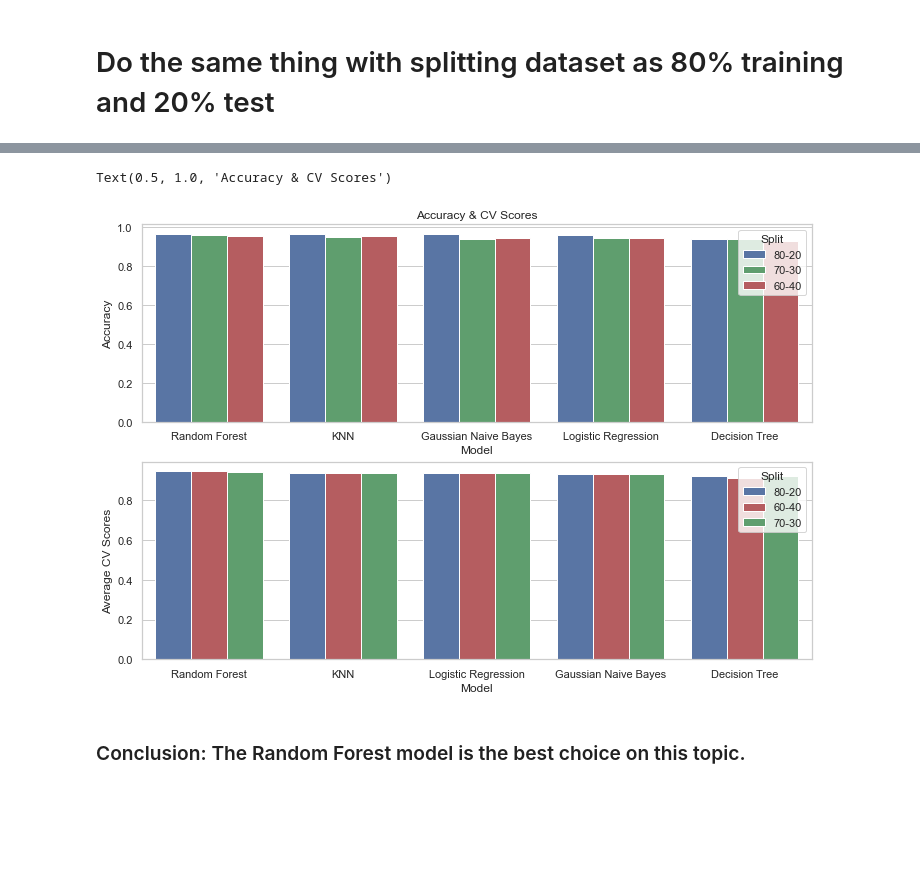
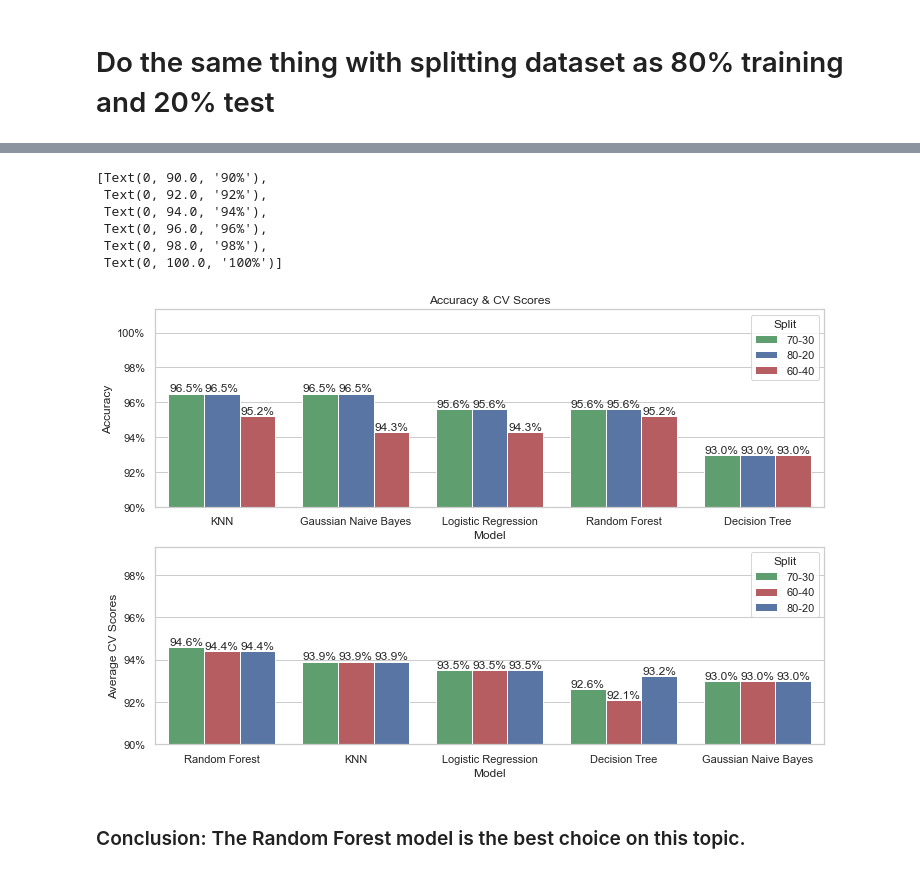
Before and after one commit to checkming00/Ryerson_Final_Project, a Jupyter notebook: code.ipynb, the cells around one changed output, grey strips where cells are left out. Drawn from its saved outputs; the diff is of its cells as text; code cells hidden in the pictures; blank space fills up the shorter version.

```diff
--- a/code.ipynb
+++ b/code.ipynb
@@ -233,7 +233,7 @@ def model_performance(model):
 
     sk_folders=StratifiedKFold(n_splits=5)
     cv_scores=cross_val_score(model, X, y, cv=sk_folders).mean()
-    return accuracy,cv_scores
+    return round(accuracy*100,1), round(cv_scores*100,1)
 # %%
 performances_70_30=pd.DataFrame()
 performances_70_30['Model']=['Logistic Regression','Decision Tree','Random Forest','KNN','Gaussian Naive Bayes']
@@ -264,4 +264,14 @@ pal = sns.color_palette("Greens", len(performances_70_30))
 sns.barplot(x='Model', y='Accuracy', data=performances_70_30.sort_values('Accuracy', ascending=False), ax=axes[0], palette=np.array(pal[::-1]))
 sns.barplot(x='Model', y='Average CV Scores', data=performances_70_30.sort_values('Average CV Scores', ascending=False), ax=axes[1], palette=np.array(pal[::-1]))
 axes[0].set_title(r'Accuracy & CV Scores by 70%-30% split')
+axes[0].set_ylim(90)
+axes[1].set_ylim(90)
+
+for i in axes[0].containers:
+    axes[0].bar_label(i, fmt='%.1f%%')
+for i in axes[1].containers:
+    axes[1].bar_label(i, fmt='%.1f%%')
+
+axes[0].set_yticklabels(['{:.0f}%'.format(int(x)) for x in axes[0].get_yticks()])
+axes[1].set_yticklabels(['{:.0f}%'.format(int(x)) for x in axes[1].get_yticks()])
 # %% [output]
@@ -307,4 +322,14 @@ pal = sns.color_palette("Reds", len(performances_60_40))
 sns.barplot(x='Model', y='Accuracy', data=performances_60_40.sort_values('Accuracy', ascending=False), ax=axes[0], palette=np.array(pal[::-1]))
 sns.barplot(x='Model', y='Average CV Scores', data=performances_60_40.sort_values('Average CV Scores', ascending=False), ax=axes[1], palette=np.array(pal[::-1]))
 axes[0].set_title(r'Accuracy & CV Scores by 60%-40% split')
+axes[0].set_ylim(90)
+axes[1].set_ylim(90)
+
+for i in axes[0].containers:
+    axes[0].bar_label(i, fmt='%.1f%%')
+for i in axes[1].containers:
+    axes[1].bar_label(i, fmt='%.1f%%')
+
+axes[0].set_yticklabels(['{:.0f}%'.format(int(x)) for x in axes[0].get_yticks()])
+axes[1].set_yticklabels(['{:.0f}%'.format(int(x)) for x in axes[1].get_yticks()])
 # %% [output]
@@ -350,4 +380,14 @@ pal = sns.color_palette("Blues", len(performances_80_20))
 sns.barplot(x='Model', y='Accuracy', data=performances_80_20.sort_values('Accuracy', ascending=False), ax=axes[0], palette=np.array(pal[::-1]))
 sns.barplot(x='Model', y='Average CV Scores', data=performances_80_20.sort_values('Average CV Scores', ascending=False), ax=axes[1], palette=np.array(pal[::-1]))
 axes[0].set_title(r'Accuracy & CV Scores by 80%-20% split')
+axes[0].set_ylim(90)
+axes[1].set_ylim(90)
+
+for i in axes[0].containers:
+    axes[0].bar_label(i, fmt='%.1f%%')
+for i in axes[1].containers:
+    axes[1].bar_label(i, fmt='%.1f%%')
+
+axes[0].set_yticklabels(['{:.0f}%'.format(int(x)) for x in axes[0].get_yticks()])
+axes[1].set_yticklabels(['{:.0f}%'.format(int(x)) for x in axes[1].get_yticks()])
 # %% [output]
@@ -378,15 +423,30 @@ performances.sort_values('Average CV Scores', ascending=False)
 # %%
 fig, axes=plt.subplots(2, 1, figsize=(12, 8))
 sns.set(style="whitegrid", color_codes=True)
 
 palette={'70-30': 'g',
          '60-40': 'r',
          '80-20': 'b'}
 sns.barplot(x='Model', y='Accuracy', data=performances.sort_values('Accuracy', ascending=False), ax=axes[0], hue='Split', palette=palette)
 sns.barplot(x='Model', y='Average CV Scores', data=performances.sort_values('Average CV Scores', ascending=False), ax=axes[1], hue='Split', palette=palette)
 axes[0].set_title(r'Accuracy & CV Scores')
+axes[0].set_ylim(90)
+axes[1].set_ylim(90)
+
+for i in axes[0].containers:
+    axes[0].bar_label(i, fmt='%.1f%%')
+for i in axes[1].containers:
+    axes[1].bar_label(i, fmt='%.1f%%')
+
+axes[0].set_yticklabels(['{:.0f}%'.format(int(x)) for x in axes[0].get_yticks()])
+axes[1].set_yticklabels(['{:.0f}%'.format(int(x)) for x in axes[1].get_yticks()])
 # %% [output]
-Text(0.5, 1.0, 'Accuracy & CV Scores')
+[Text(0, 90.0, '90%'),
+ Text(0, 92.0, '92%'),
+ Text(0, 94.0, '94%'),
+ Text(0, 96.0, '96%'),
+ Text(0, 98.0, '98%'),
+ Text(0, 100.0, '100%')]
-[figure, old version]
+[figure, new version]
 # %% [markdown]
 ### Conclusion: The Random Forest model is the best choice on this topic.
```
Also changed, not shown: parts of 7 cells of this notebook.
